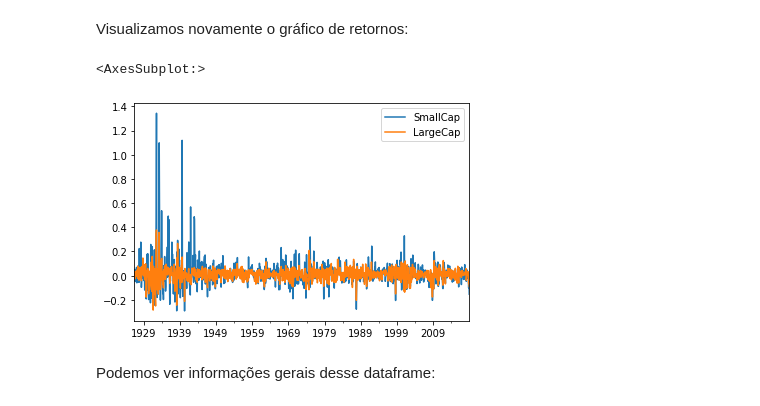
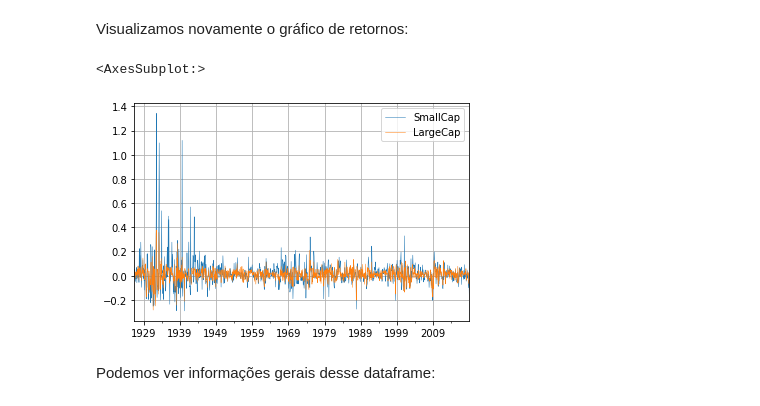
Before and after one commit to igoandrade/portfolio-construction-python, a Jupyter notebook: intro-course/week-1/intro-returns-and-risks.ipynb, the cells around one changed output. Drawn from its saved outputs; the diff is of its cells as text; code cells hidden in the pictures.

```diff
--- a/intro-course/week-1/intro-returns-and-risks.ipynb
+++ b/intro-course/week-1/intro-returns-and-risks.ipynb
@@ -334,10 +329,10 @@ rets.head()
 # %% [markdown]
 Visualizamos novamente o gráfico de retornos:
 # %%
-rets.plot.line()
+rets.plot.line(lw=.5, grid=True)
 # %% [output]
 <AxesSubplot:>
-[figure, old version]
+[figure, new version]
 # %% [markdown]
 Podemos ver informações gerais desse dataframe:
 # %%
```
Also changed, not shown: parts of 34 cells of this notebook.
